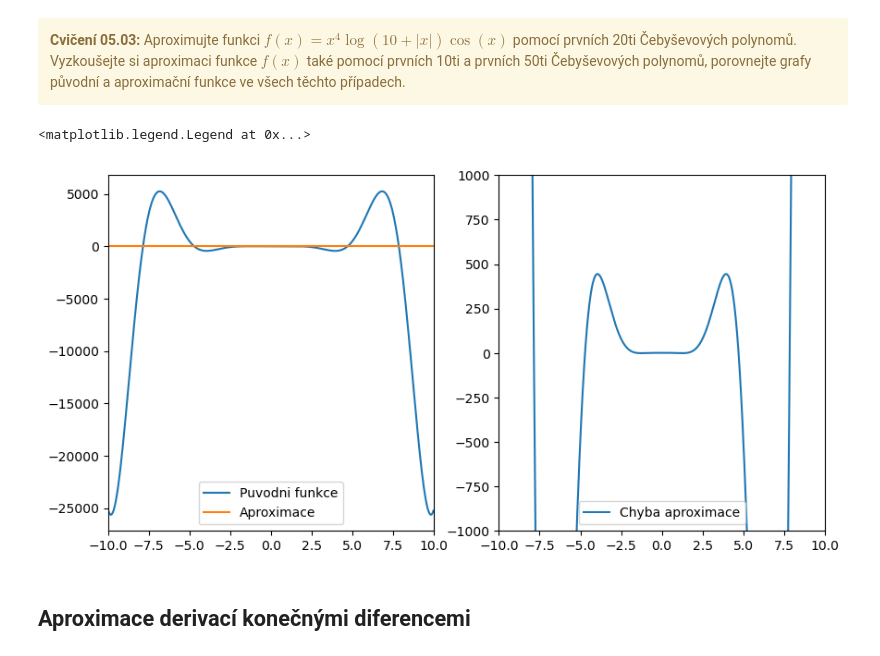
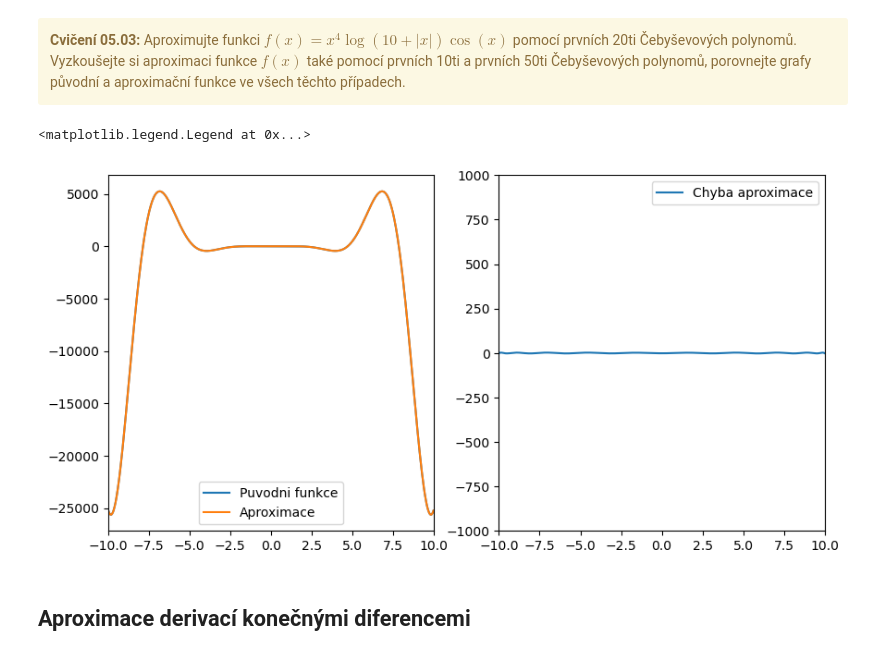
Before and after one commit to jpsikal/anm, a Jupyter notebook: Cviceni05.ipynb, the cells around one changed output. Drawn from its saved outputs; the diff is of its cells as text; code cells hidden in the pictures.

```diff
--- a/Cviceni05.ipynb
+++ b/Cviceni05.ipynb
@@ -91,7 +91,7 @@ def func(xx): # hodnota funkce pro xx transformovane z <a,b> na <-1,1>
 
 def c(j): # koeficienty cj (viz. prednaska)
     suma = 0
-    for k in range(N):
+    for k in range(1,N+1):
         suma = suma + func(np.cos(np.pi/N*(k-0.5)) )  *  np.cos(np.pi/N*(k-0.5)*j )
     return 2*suma/N
 
@@ -110,37 +110,40 @@ cj = np.zeros((N-1))
 c0 = c(0)
 for i in range(N-1):
     cj[i] = c(i)
 
 krok = (b-a) / bodu
 x = a
 
 xarr = np.zeros(bodu)
 yarr = np.zeros(bodu)
 
 for i in range(bodu):
-    ## DOPLNIT
-    y = 1
-    ## DOPLNIT
+    Tj = T(trans(x)) # hodnoty Cebysevovych polynomu v bode x
+    y = 0.5*c0*1 # c0 prvni scitanec v aproximovane funkci
+    # dale potrebujeme pricist sumu polynomu
+    # cj[j] - koeficient cj, tj. j-ty polynom v bode x
+    for j in range(N-1):
+        y = y + cj[j]*Tj[j]
     xarr[i] = x # ulozime aktualni x
     yarr[i] = y # a aktualni y
     x = x+krok # posuneme se na dalsi x
 
 x1 = np.arange(a,b,krok)
 y1= zadanafce(x1)
 
 fig, ax = plt.subplots(1,2,figsize=(10,5))
 ax[0].plot(x1,y1,label='Puvodni funkce')
 ax[0].plot(xarr,yarr,label='Aproximace')
 ax[0].set_xlim(-10,10)
 ax[0].legend()
 
 ax[1].plot(x1,yarr-y1,label='Chyba aproximace')
 ax[1].set_xlim(-10,10)
 ax[1].set_ylim(-1000,1000)
 ax[1].legend()
 # %% [output]
 <matplotlib.legend.Legend at 0x...>
-[figure, old version]
+[figure, new version]
 # %% [markdown]
 ## Aproximace derivací konečnými diferencemi
 # %% [markdown]
```
Also changed, not shown: 20 other files.
